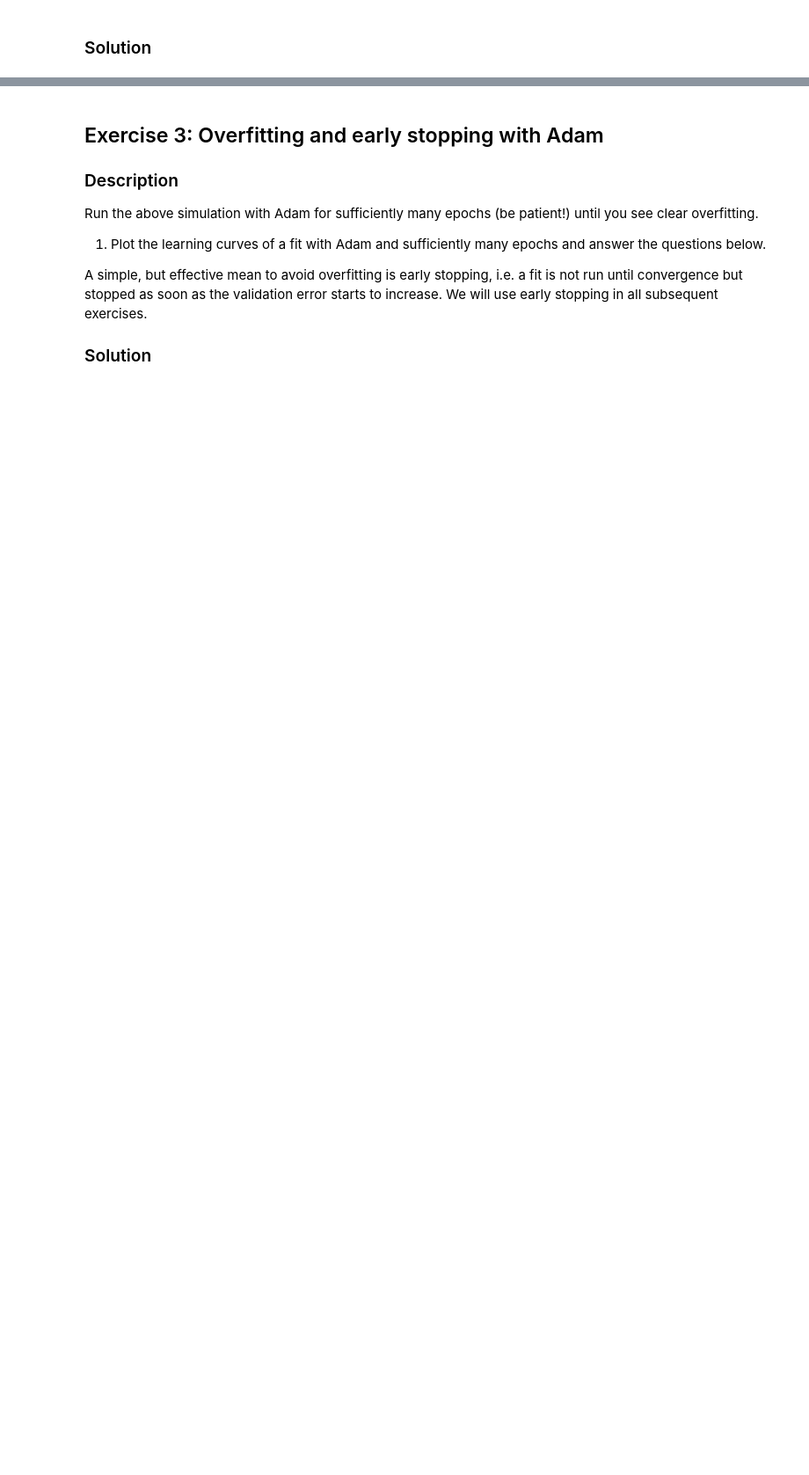
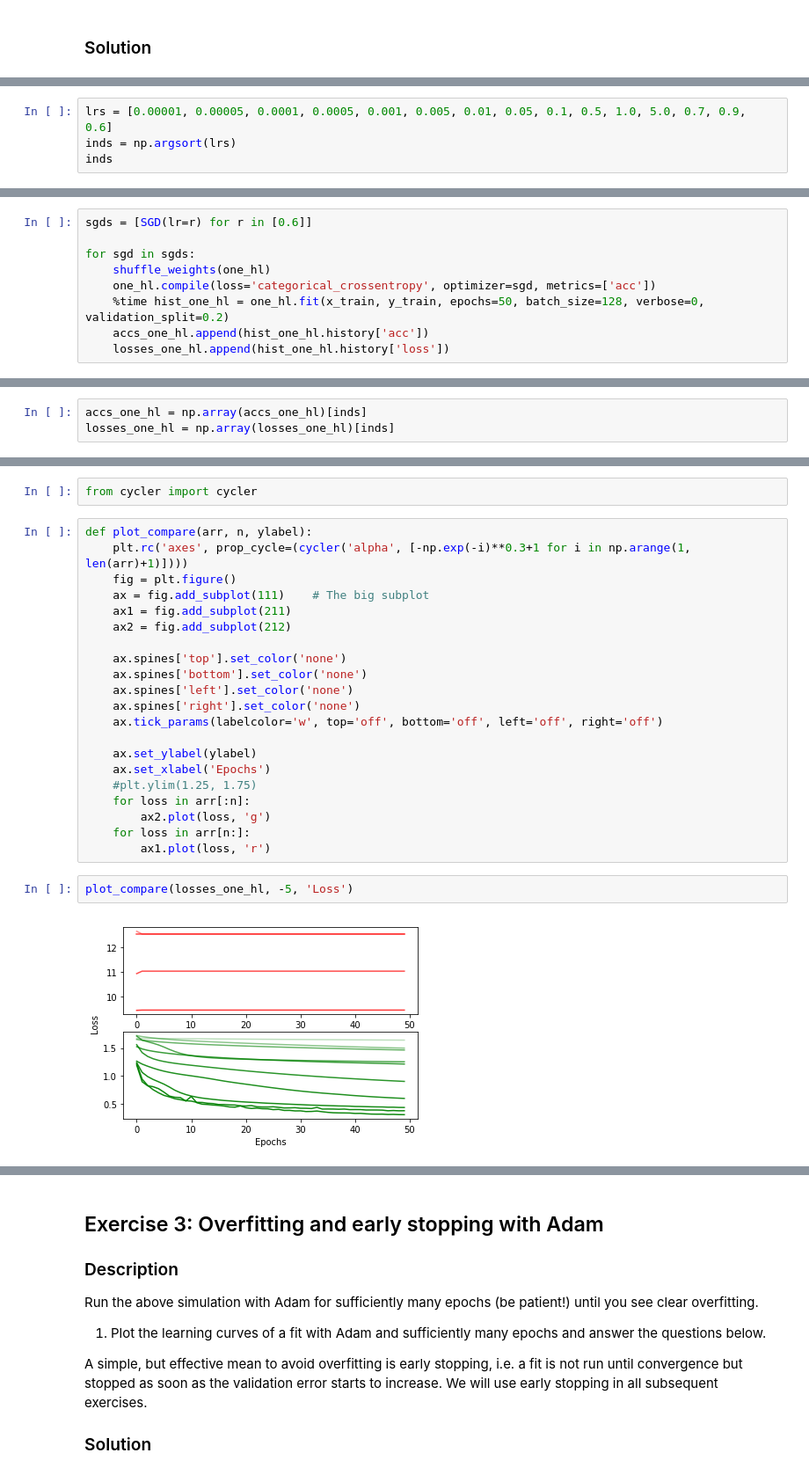
Before and after one commit to lguillain/Artificial-Neural-Networks, a Jupyter notebook: miniproject1/miniproject1_Olesya.ipynb, the cells around one changed output, grey strips where cells are left out. Shown at 88% size. Drawn from its saved outputs; the diff is of its cells as text; blank space fills up the shorter version.

```diff
--- a/miniproject1/miniproject1_Olesya.ipynb
+++ b/miniproject1/miniproject1_Olesya.ipynb
@@ -219,0 +292,4 @@ Train a network with one hidden layer and compare different optimizers.
+# %%
+lrs = [0.00001, 0.00005, 0.0001, 0.0005, 0.001, 0.005, 0.01, 0.05, 0.1, 0.5, 1.0, 5.0, 0.7, 0.9, 0.6]
+inds = np.argsort(lrs)
+inds
@@ -219,0 +330,9 @@ Train a network with one hidden layer and compare different optimizers.
+# %%
+sgds = [SGD(lr=r) for r in [0.6]]
+
+for sgd in sgds:
+    shuffle_weights(one_hl)
+    one_hl.compile(loss='categorical_crossentropy', optimizer=sgd, metrics=['acc'])
+    %time hist_one_hl = one_hl.fit(x_train, y_train, epochs=50, batch_size=128, verbose=0, validation_split=0.2)
+    accs_one_hl.append(hist_one_hl.history['acc'])
+    losses_one_hl.append(hist_one_hl.history['loss'])
@@ -219,0 +342,3 @@ Train a network with one hidden layer and compare different optimizers.
+# %%
+accs_one_hl = np.array(accs_one_hl)[inds]
+losses_one_hl = np.array(losses_one_hl)[inds]
@@ -219,0 +348,27 @@ Train a network with one hidden layer and compare different optimizers.
+# %%
+from cycler import cycler
+# %%
+def plot_compare(arr, n, ylabel):
+    plt.rc('axes', prop_cycle=(cycler('alpha', [-np.exp(-i)**0.3+1 for i in np.arange(1, len(arr)+1)])))
+    fig = plt.figure()
+    ax = fig.add_subplot(111)    # The big subplot
+    ax1 = fig.add_subplot(211)
+    ax2 = fig.add_subplot(212)
+
+    ax.spines['top'].set_color('none')
+    ax.spines['bottom'].set_color('none')
+    ax.spines['left'].set_color('none')
+    ax.spines['right'].set_color('none')
+    ax.tick_params(labelcolor='w', top='off', bottom='off', left='off', right='off')
+
+    ax.set_ylabel(ylabel)
+    ax.set_xlabel('Epochs')
+    #plt.ylim(1.25, 1.75)
+    for loss in arr[:n]:
+        ax2.plot(loss, 'g')
+    for loss in arr[n:]:
+        ax1.plot(loss, 'r')
+# %%
+plot_compare(losses_one_hl, -5, 'Loss')
+# %% [output]
+[figure, added]
```
Also changed, not shown: parts of 26 cells of this notebook, 2 other files.
